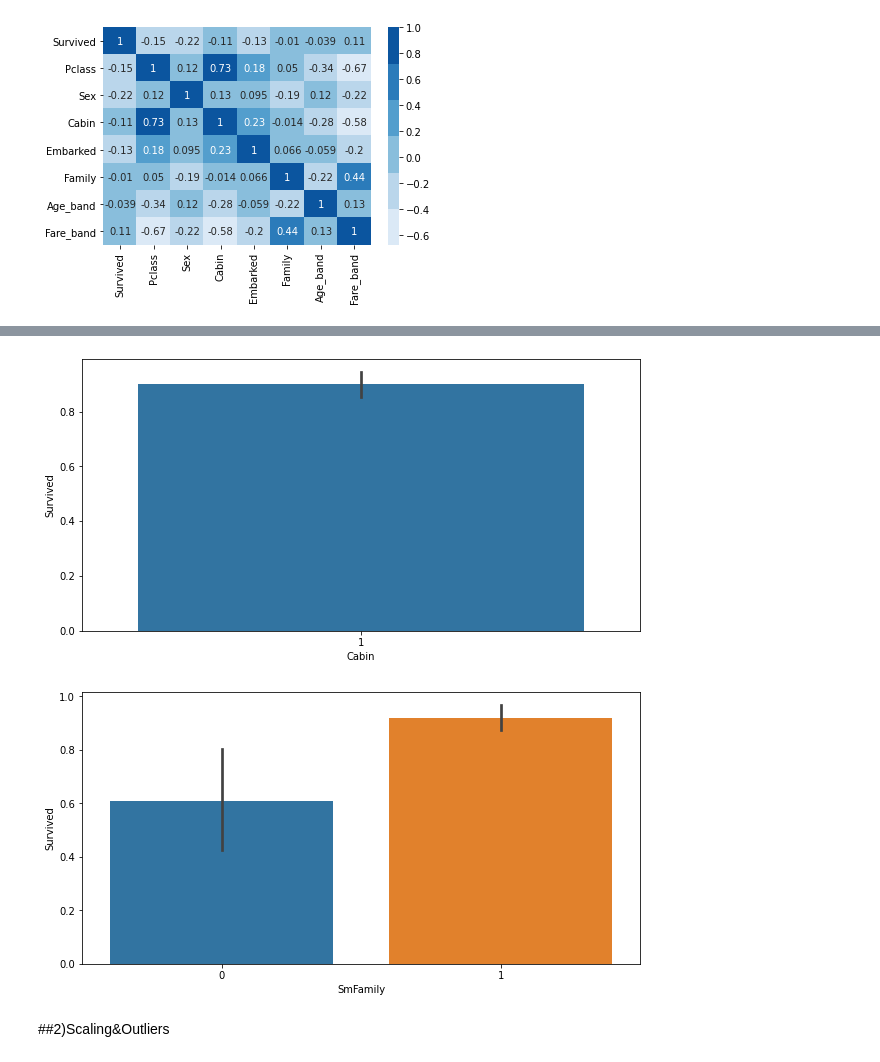
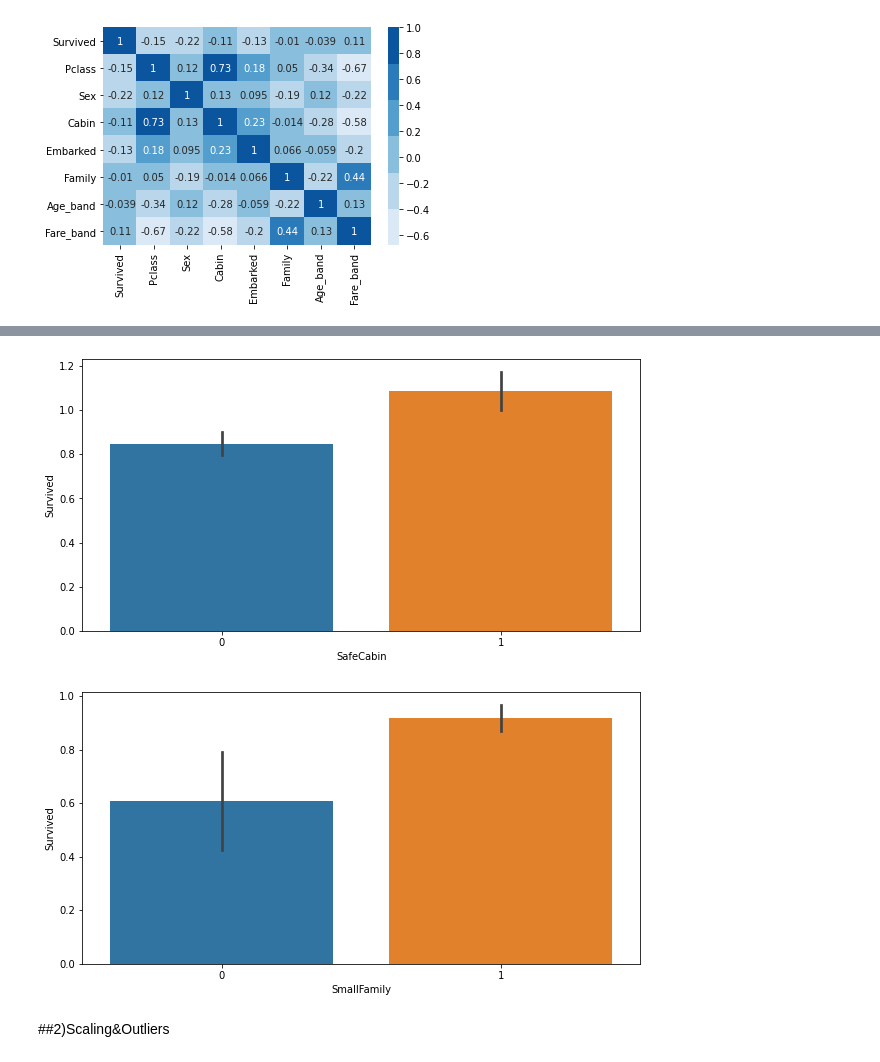
Before and after one commit to DongjunYou/21_1Q_Army, a Jupyter notebook: 1.Titanic/Titanic_Prototype.ipynb, the cells around one changed output, grey strips where cells are left out. Drawn from its saved outputs; the diff is of its cells as text; code cells hidden in the pictures.

```diff
--- a/1.Titanic/Titanic_Prototype.ipynb
+++ b/1.Titanic/Titanic_Prototype.ipynb
@@ -242,15 +232,15 @@ bar_plot(df,feature1='Cabin', feature2='Survived')
 # %%
-df['Cabin']=0
-df.loc[(df.Cabin<=5),'Cabin']=1
-bar_plot(df,feature1='Cabin', feature2='Survived')
+df['SafeCabin']=0
+df.loc[(df.Cabin<=5),'SafeCabin']=1
+bar_plot(df,feature1='SafeCabin', feature2='Survived')
 # %% [output]
-[figure, old version]
+[figure, new version]
 # %%
-df['SmFamily']=0
-df.loc[(df.Family<=3),'SmFamily']=1
-bar_plot(df,feature1='SmFamily', feature2='Survived')
+df['SmallFamily']=0
+df.loc[(df.Family<=3),'SmallFamily']=1
+bar_plot(df,feature1='SmallFamily', feature2='Survived')
 # %% [output]
-[figure, old version]
+[figure, new version]
 # %% [markdown]
 ##2)Scaling&Outliers
 # %% [markdown]
```
Also changed, not shown: parts of 9 cells of this notebook.
